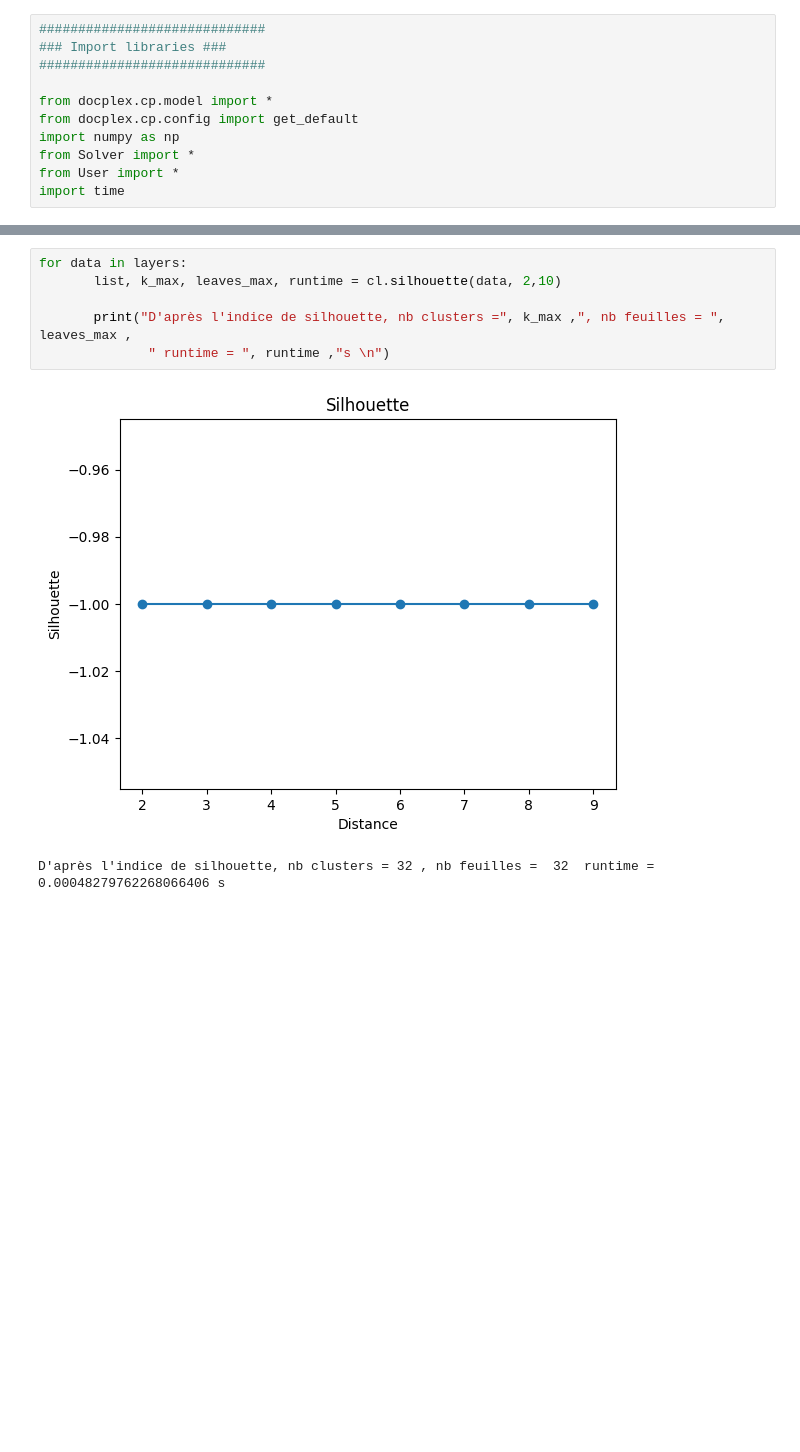
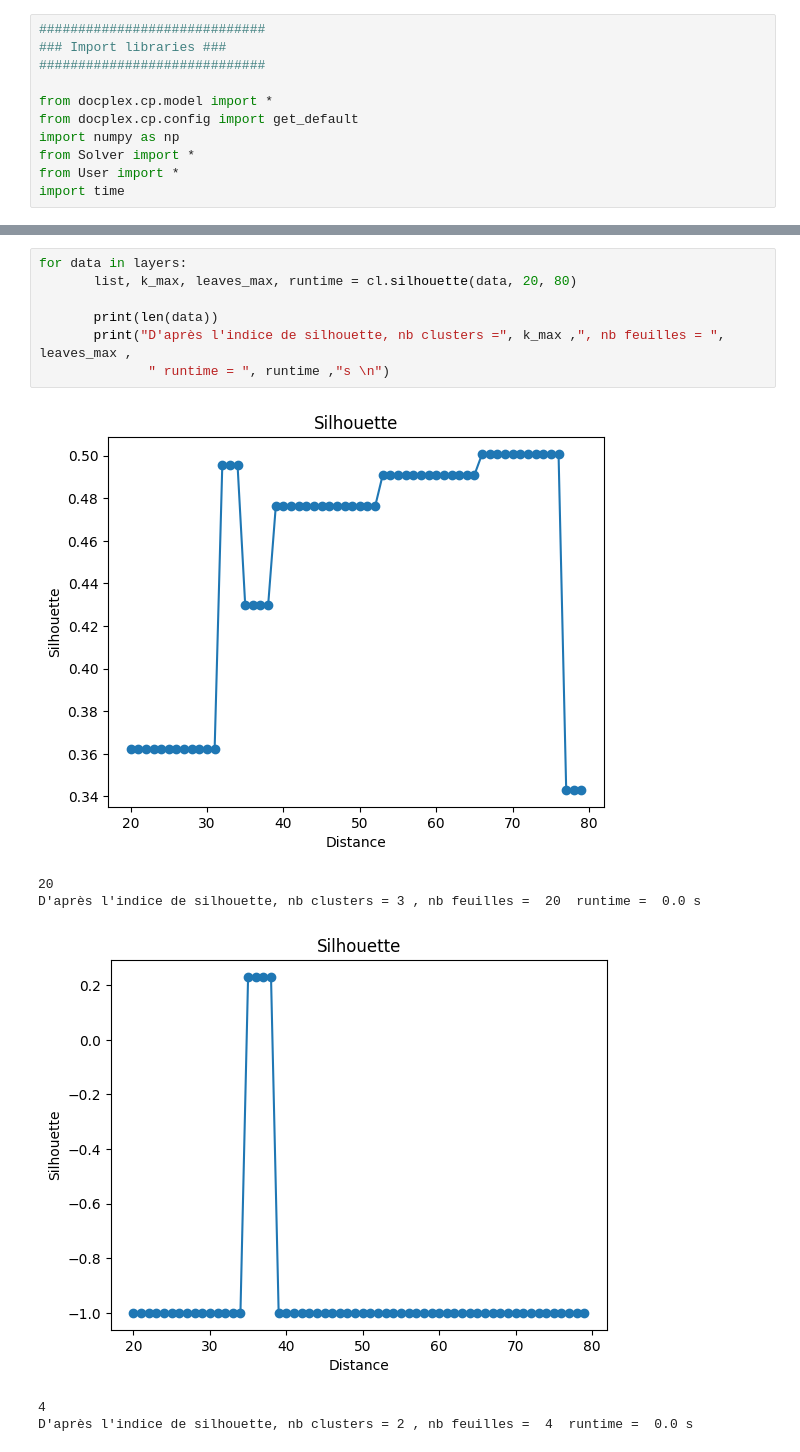
Before and after one commit to BryanBradfo/laas-mission, a Jupyter notebook: MainProgram_nb.ipynb, the cells around one changed output, grey strips where cells are left out. Drawn from its saved outputs; the diff is of its cells as text; blank space fills up the shorter version.

```diff
--- a/MainProgram_nb.ipynb
+++ b/MainProgram_nb.ipynb
@@ -289,9 +291,14 @@ Clustering ...
 # %%
 for data in layers:
-       list, k_max, leaves_max, runtime = cl.silhouette(data, 2,10)
+       list, k_max, leaves_max, runtime = cl.silhouette(data, 20, 80)
 
+       print(len(data))
        print("D'après l'indice de silhouette, nb clusters =", k_max ,", nb feuilles = ", leaves_max ,
               " runtime = ", runtime ,"s \n")
 # %% [output]
-[figure, old version]
+[figure, new version]
-D'après l'indice de silhouette, nb clusters = 32 , nb feuilles =  32  runtime =  0.00048279762268066406 s
+20
+D'après l'indice de silhouette, nb clusters = 3 , nb feuilles =  20  runtime =  0.0 s
+[figure, added]
+4
+D'après l'indice de silhouette, nb clusters = 2 , nb feuilles =  4  runtime =  0.0 s
```
Also changed, not shown: parts of 5 cells of this notebook, 1 other file.
